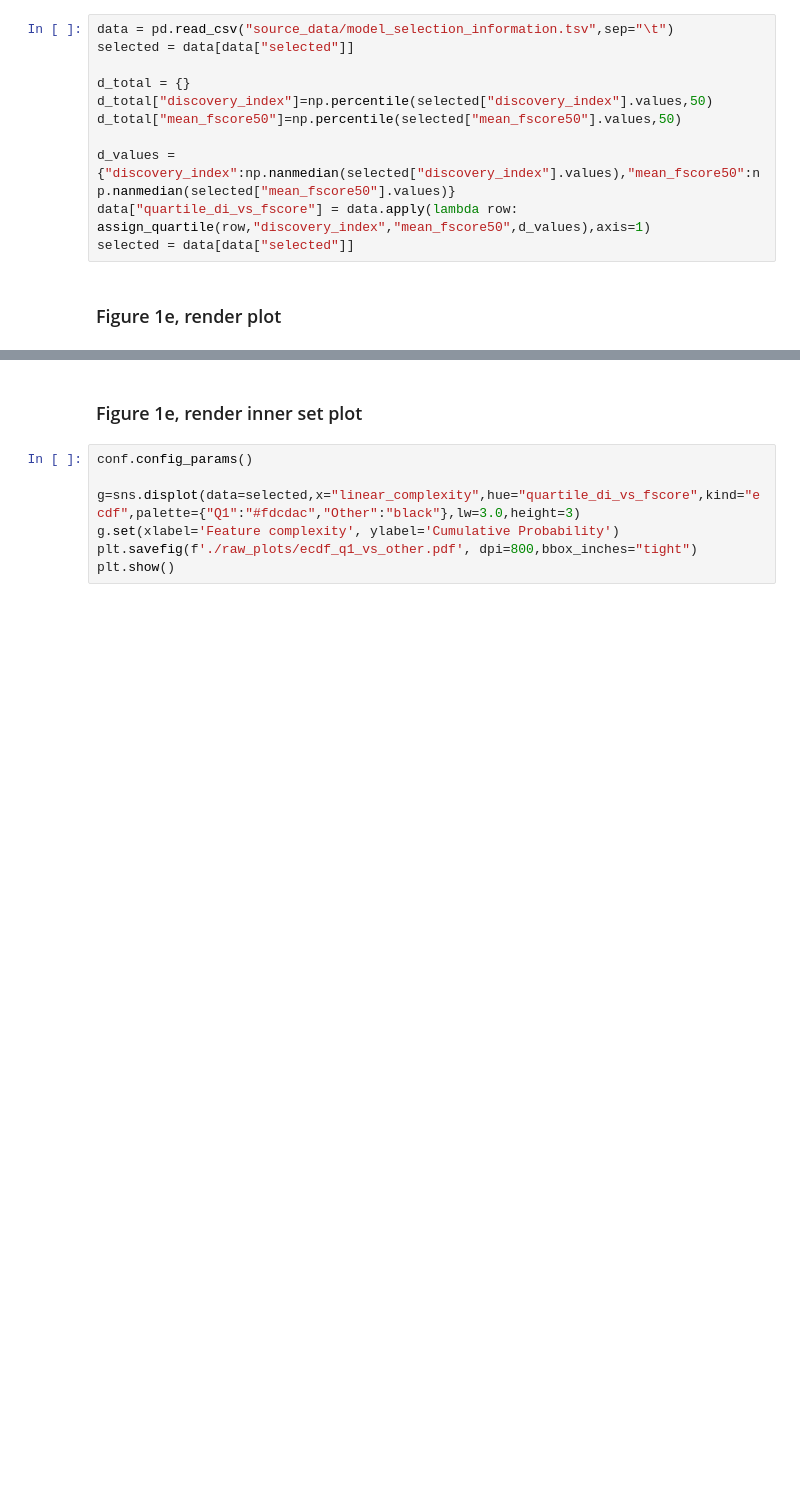
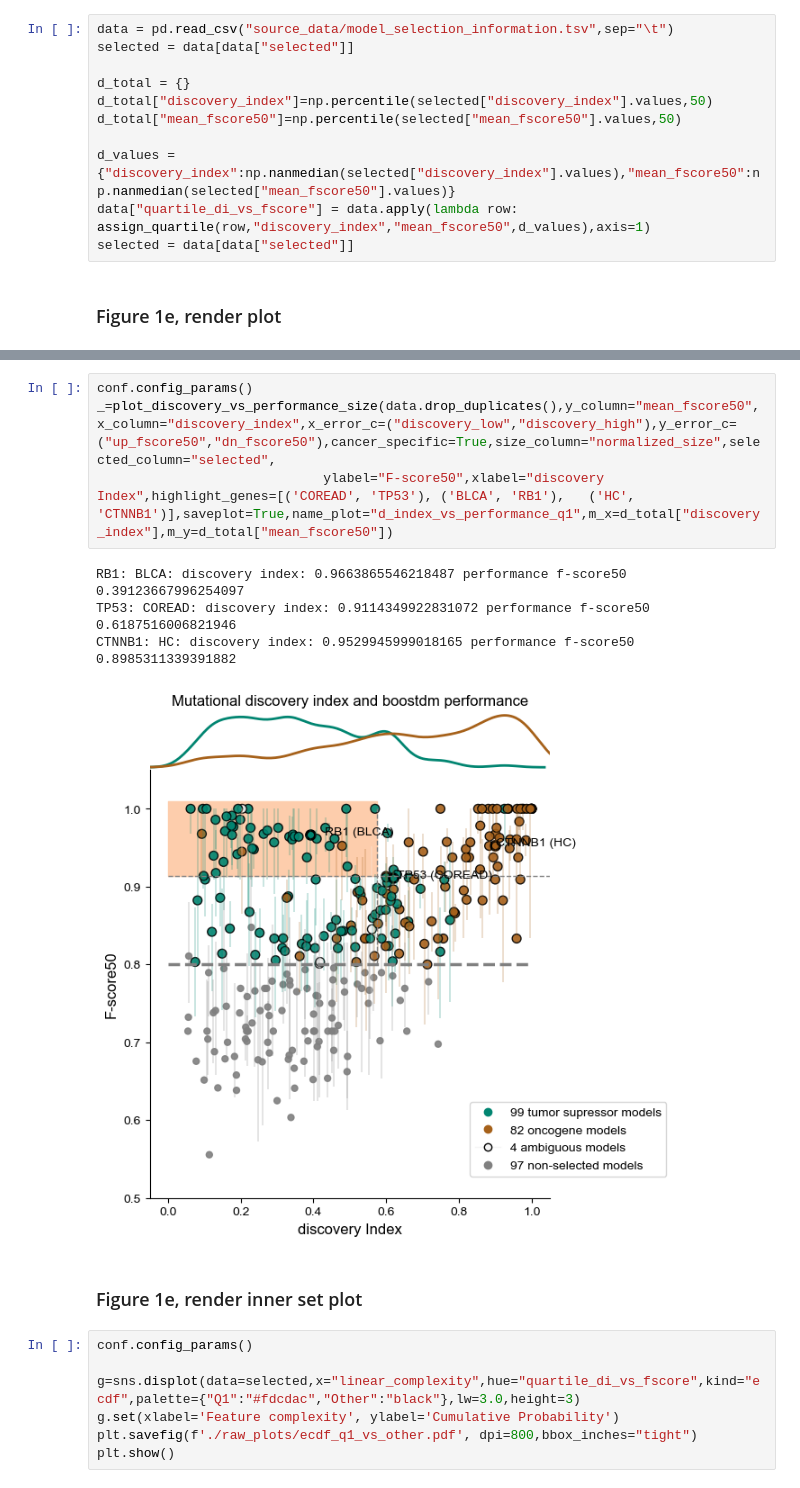
Before and after one commit to bbglab/boostdm-analyses, a Jupyter notebook: Figure1/display_panels_Figure1.ipynb, the cells around one changed output, grey strips where cells are left out. Drawn from its saved outputs; the diff is of its cells as text; blank space fills up the shorter version.

Commit message:
update config Figure 1

```diff
--- a/Figure1/display_panels_Figure1.ipynb
+++ b/Figure1/display_panels_Figure1.ipynb
@@ -251,3 +251,12 @@ CTNNB1: HC: discovery index: 0.9529945999018165 performance f-score50 0.89853113
+# %%
+conf.config_params()
+_=plot_discovery_vs_performance_size(data.drop_duplicates(),y_column="mean_fscore50",x_column="discovery_index",x_error_c=("discovery_low","discovery_high"),y_error_c=("up_fscore50","dn_fscore50"),cancer_specific=True,size_column="normalized_size",selected_column="selected",
+                             ylabel="F-score50",xlabel="discovery Index",highlight_genes=[('COREAD', 'TP53'), ('BLCA', 'RB1'),   ('HC', 'CTNNB1')],saveplot=True,name_plot="d_index_vs_performance_q1",m_x=d_total["discovery_index"],m_y=d_total["mean_fscore50"])
+# %% [output]
+RB1: BLCA: discovery index: 0.9663865546218487 performance f-score50 0.39123667996254097
+TP53: COREAD: discovery index: 0.9114349922831072 performance f-score50 0.6187516006821946
+CTNNB1: HC: discovery index: 0.9529945999018165 performance f-score50 0.8985311339391882
+[figure, added]
 # %% [markdown]
 ### Figure 1e, render inner set plot
 # %%
```
Also changed, not shown: parts of 1 cell of this notebook, 3 other files.
